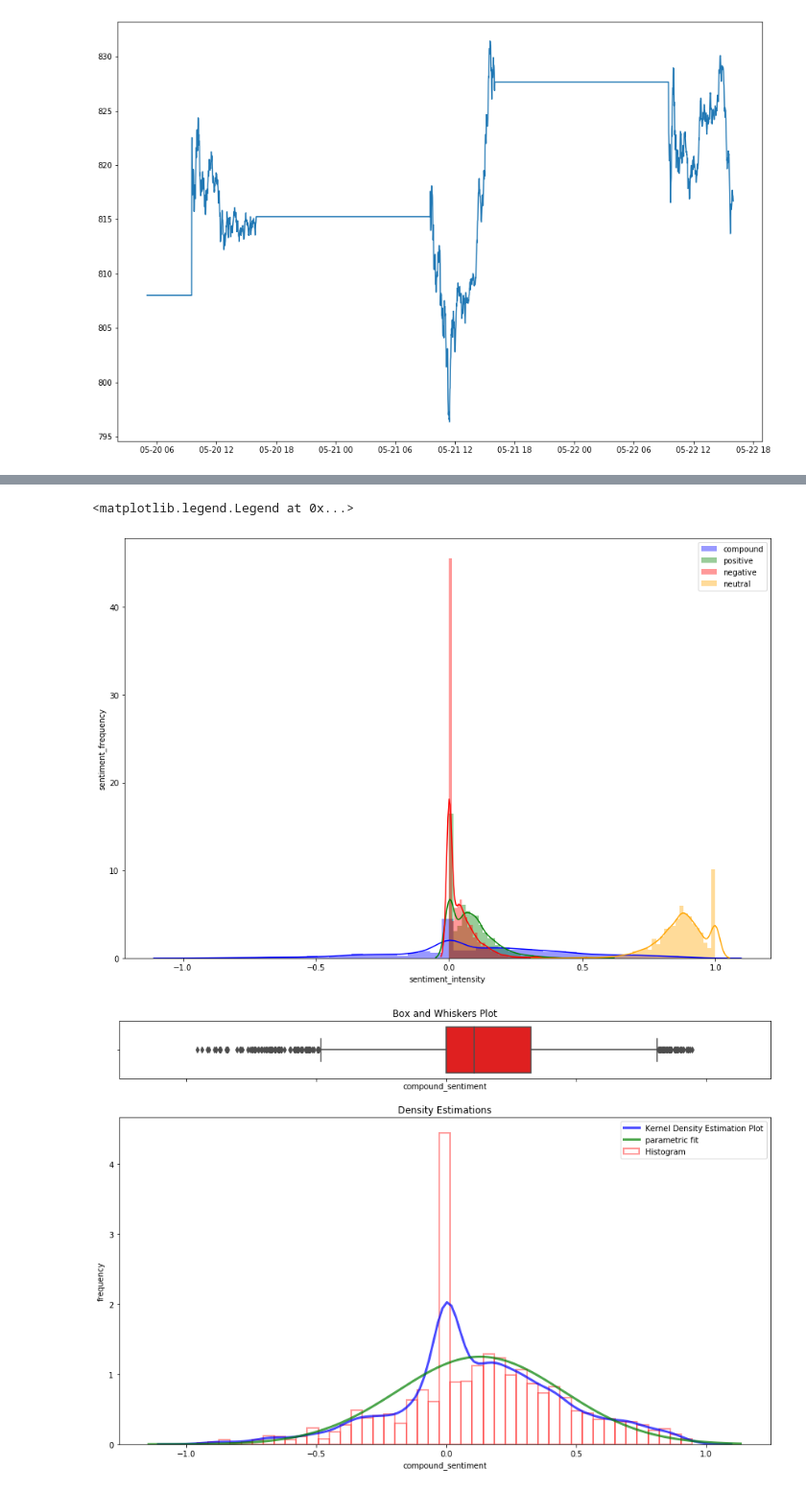
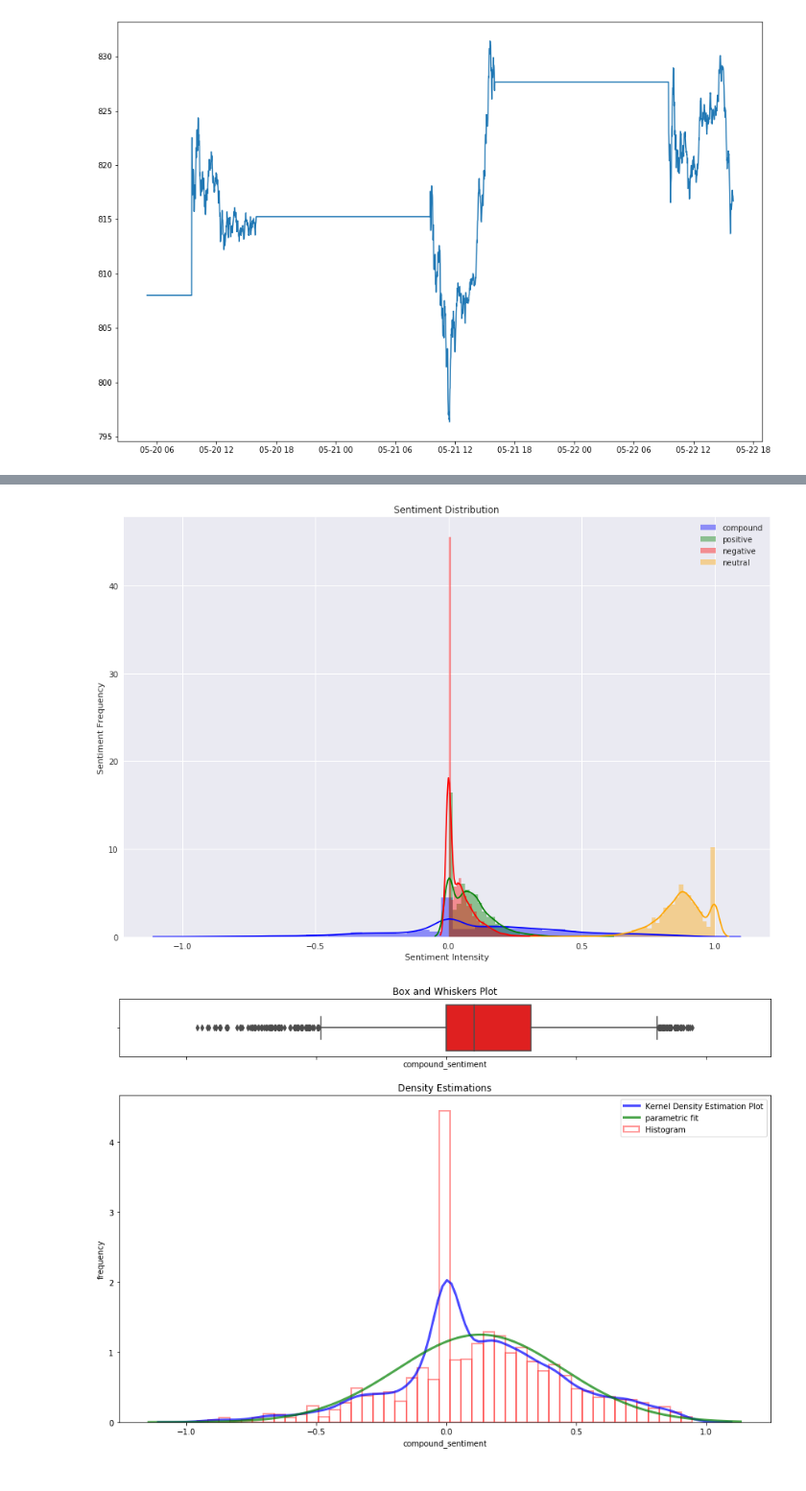
Before and after one commit to slucasmyer/TSLA-from-Twitter, a Jupyter notebook: Final_Project/TSLA-EDA-feature-engineering-test-set.ipynb, the cells around one changed output, grey strips where cells are left out. Shown at 96% size. Cells and saved outputs as stored; diff of their text form; code cells hidden in the pictures.

```diff
--- a/Final_Project/TSLA-EDA-feature-engineering-test-set.ipynb
+++ b/Final_Project/TSLA-EDA-feature-engineering-test-set.ipynb
@@ -377,7 +377,13 @@ plt.plot(tsla_round_clock.index, tsla_round_clock.avg_price)
 [<matplotlib.lines.Line2D at 0x...>]
 [figure]
 # %%
-# visualization of our continuous compound sentiment series
-fig, ax = plt.subplots(1, figsize=(15,10))
-plt.plot(tsla_round_clock.index, tsla_round_clock.compound_sentiment)
+# frequency distribution of various types of sentiments captured
+with plt.style.context('seaborn'):
+    fig, ax = plt.subplots(1, figsize=(15,10), sharex=True)
+    plt.title('Compound Sentiment over Time')
+    plt.plot(tsla_round_clock.index, tsla_round_clock.compound_sentiment)
+    ax.set_xlabel('Date Time')
+    ax.set_ylabel('Compound Sentiment Intensity')
+    plt.legend()
+plt.show()
 # %% [output]
@@ -386,4 +391,0 @@ plt.plot(tsla_round_clock.index, tsla_round_clock.compound_sentiment)
-# %%
-# visualization of our continuous trade volume series
-fig, ax = plt.subplots(1, figsize=(15,10))
-plt.plot(tsla_round_clock.index, tsla_round_clock['trade_volume'])
@@ -392,0 +392,10 @@ plt.plot(tsla_round_clock.index, tsla_round_clock['trade_volume'])
+# %%
+# frequency distribution of various types of sentiments captured
+with plt.style.context('seaborn'):
+    fig, ax = plt.subplots(1, figsize=(15,10), sharex=True)
+    plt.title('Twitter Volume over Time')
+    plt.plot(tsla_round_clock.index, tsla_round_clock['tweet_count'],)
+    ax.set_xlabel('Date Time')
+    ax.set_ylabel('Number of Tweets')
+    plt.legend()
+plt.show()
@@ -393,16 +405,18 @@ plt.plot(tsla_round_clock.index, tsla_round_clock['trade_volume'])
 # %%
 # frequency distribution of various types of sentiments captured
-fig, ax = plt.subplots(1, figsize=(15,10), sharex=True)
-sns.distplot(tsla_round_clock.compound_sentiment, color='blue', label='compound', ax=ax)
-sns.distplot(tsla_round_clock.positive_sentiment, color='green', label='positive', ax=ax)
-sns.distplot(tsla_round_clock.negative_sentiment, color='red', label='negative', ax=ax)
-sns.distplot(tsla_round_clock.neutral_sentiment, color = 'orange', label='neutral', ax=ax)
-ax.set_xlabel('sentiment_intensity')
-ax.set_ylabel('sentiment_frequency')
-plt.legend()
+with plt.style.context('seaborn'):
+    fig, ax = plt.subplots(1, figsize=(15,10), sharex=True)
+    plt.title('Sentiment Distribution')
+    sns.distplot(tsla_round_clock.compound_sentiment, color='blue', label='compound', ax=ax)
+    sns.distplot(tsla_round_clock.positive_sentiment, color='green', label='positive', ax=ax)
+    sns.distplot(tsla_round_clock.negative_sentiment, color='red', label='negative', ax=ax)
+    sns.distplot(tsla_round_clock.neutral_sentiment, color = 'orange', label='neutral', ax=ax)
+    ax.set_xlabel('Sentiment Intensity')
+    ax.set_ylabel('Sentiment Frequency')
+    plt.legend()
+plt.show()
 # %% [output]
-<matplotlib.legend.Legend at 0x...>
-[figure, old version]
+[figure, new version]
 # %%
 # more detailed visualization of compound sentiment, which we will most likely use in our final analysis
 fig, (ax, ax2) = plt.subplots(2, sharex=True, gridspec_kw={"height_ratios": (.15, .85)}, figsize = (15,10))
```
Also changed, not shown: parts of 3 cells of this notebook, 3 other files.
